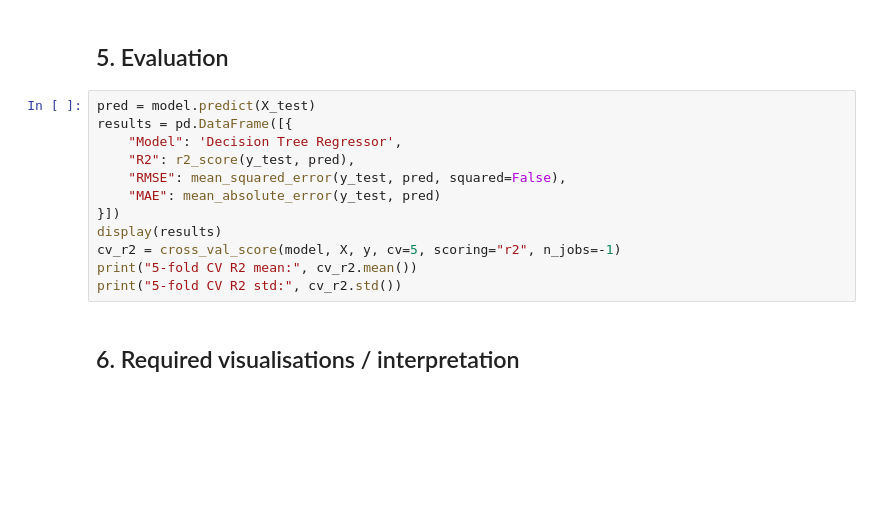
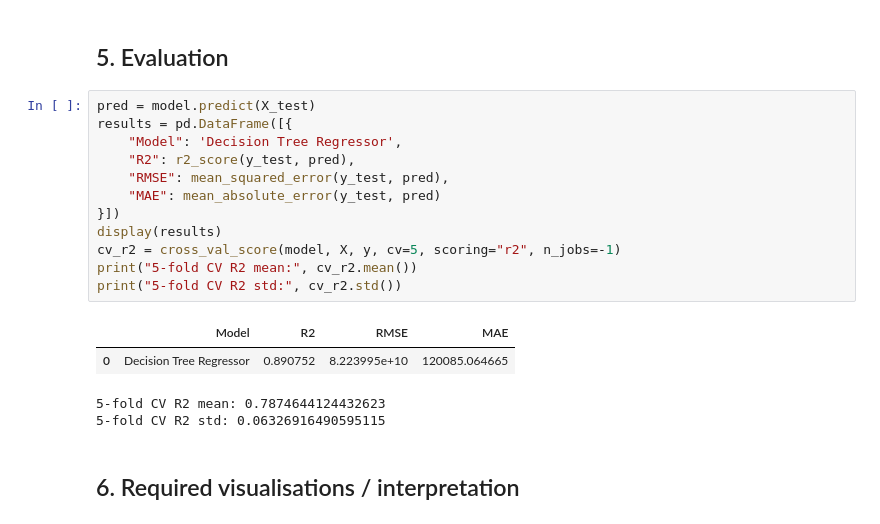
Before and after one commit to rohithtej2109/Smart-car-deals, a Jupyter notebook: Regression/06_decision_tree_regressor.ipynb, the cells around one changed output. Drawn from its saved outputs; the diff is of its cells as text; blank space fills up the shorter version.

Commit message:
feat: add decision tree regressor notebook for regression analysis

```diff
--- a/Regression/06_decision_tree_regressor.ipynb
+++ b/Regression/06_decision_tree_regressor.ipynb
@@ -99,15 +147,20 @@ print("Best parameters:", search.best_params_)
 # %%
 pred = model.predict(X_test)
 results = pd.DataFrame([{
     "Model": 'Decision Tree Regressor',
     "R2": r2_score(y_test, pred),
-    "RMSE": mean_squared_error(y_test, pred, squared=False),
+    "RMSE": mean_squared_error(y_test, pred),
     "MAE": mean_absolute_error(y_test, pred)
 }])
 display(results)
 cv_r2 = cross_val_score(model, X, y, cv=5, scoring="r2", n_jobs=-1)
 print("5-fold CV R2 mean:", cv_r2.mean())
 print("5-fold CV R2 std:", cv_r2.std())
+# %% [output]
+|  | Model | R2 | RMSE | MAE |
+| 0 | Decision Tree Regressor | 0.890752 | 8.223995e+10 | 120085.064665 |
+5-fold CV R2 mean: 0.7874644124432623
+5-fold CV R2 std: 0.06326916490595115
 # %% [markdown]
 ## 6. Required visualisations / interpretation
 # %%
```
Also changed, not shown: parts of 5 cells of this notebook.
